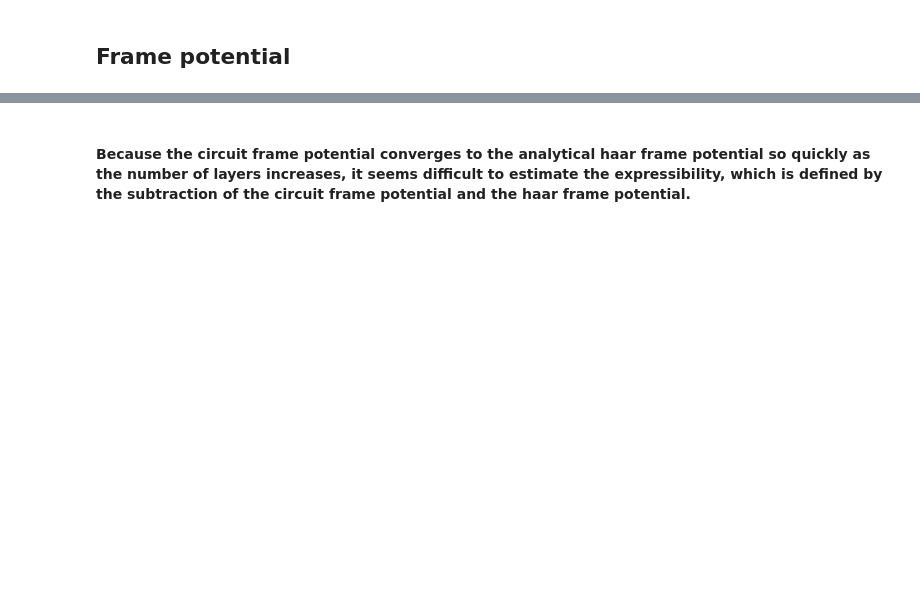
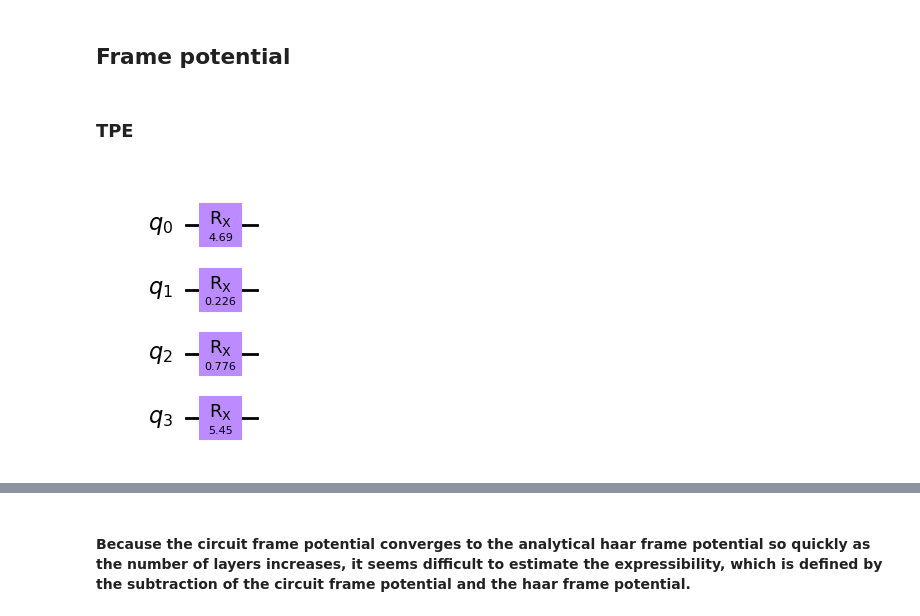
Before and after one commit to kkensuke/encoding-induced_barren-plateau, a Jupyter notebook: expressibility.ipynb, the cells around one changed output, grey strips where cells are left out. Cells and saved outputs as stored; diff of their text form; code cells hidden in the pictures; blank space fills up the shorter version.

```diff
--- a/expressibility.ipynb
+++ b/expressibility.ipynb
@@ -42,17 +42,22 @@ def analytical_haar_frame_potential(nqubits):
         return 1/(2**(nqubits-1) * (2**nqubits + 1))
 
 class EXPRESSIBILITY_2:
-    def __init__(self, nqubits, nlayers, nsamples):
+    def __init__(self, circuit_type, nqubits, nlayers, nsamples):
+        self.circuit_type = circuit_type
         self.nqubits = nqubits
         self.nlayers = nlayers
         self.nsamples = nsamples
+
+    def TPE(self, circuit, params):
+        for i in range(self.nqubits):
+            circuit.rx(params[i], i)
 
     def HEE(self, circuit, params):
         for i in range(self.nqubits):
             circuit.rx(params[i], i)
             circuit.ry(params[i + self.nqubits], i)
-        for i in range(self.nqubits//2):
-            circuit.cx(2*i, 2*i+1)
+        for i in range(self.nqubits-1):
+            circuit.cx(i, i+1)
 
     def HEE2(self, circuit, params):
         for i in range(self.nqubits):
@@ -65,8 +70,15 @@ class EXPRESSIBILITY_2:
     def generate_circuit_state(self, params):
         circuit = QuantumCircuit(self.nqubits)
 
-        for i in range(self.nlayers):
-            self.HEE2(circuit, params[ 2*self.nqubits*i : 2*self.nqubits*(i+1) ])
+        if self.circuit_type == 'TPE':
+            for i in range(self.nlayers):
+                self.TPE(circuit, params[2*self.nqubits*i:2*self.nqubits*(i+1)])
+        elif self.circuit_type == 'HEE':
+            for i in range(self.nlayers):
+                self.HEE(circuit, params[ 2*self.nqubits*i : 2*self.nqubits*(i+1) ])
+        elif self.circuit_type == 'HEE2':
+            for i in range(self.nlayers):
+                self.HEE2(circuit, params[ 2*self.nqubits*i : 2*self.nqubits*(i+1) ])
 
         state = qi.Statevector.from_instruction(circuit)
         return state
@@ -114,4 +130,13 @@ for nqubits in nqubits_list:
     for nlayers in nlayers_list:
         analytical_samples_each_nlayers.append(analytical_haar_frame_potential(nqubits))
     analytical_samples_each_nqubits.append(analytical_samples_each_nlayers)
+# %% [markdown]
+### TPE
+# %%
+circuit = QuantumCircuit(4)
+exp = EXPRESSIBILITY_2('TPE', 4, 1, 1)
+exp.TPE(circuit, np.random.uniform(0, 2*np.pi, 8))
+circuit.draw('mpl')
+# %% [output]
+[figure, added]
 # %%
```
Also changed, not shown: parts of 17 cells of this notebook, 1 other file.
